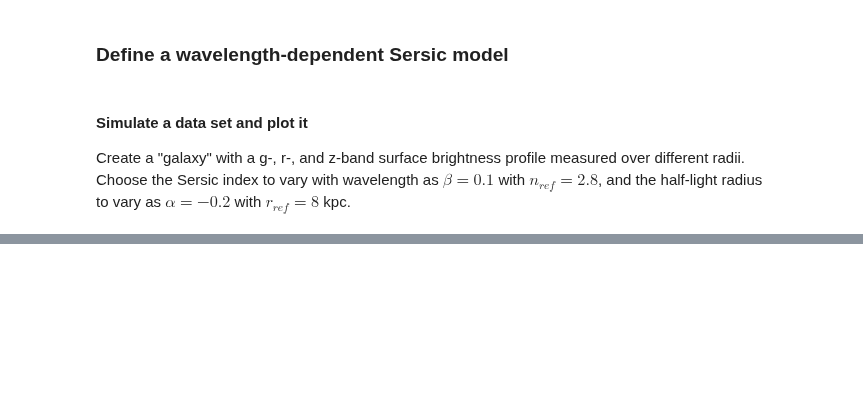
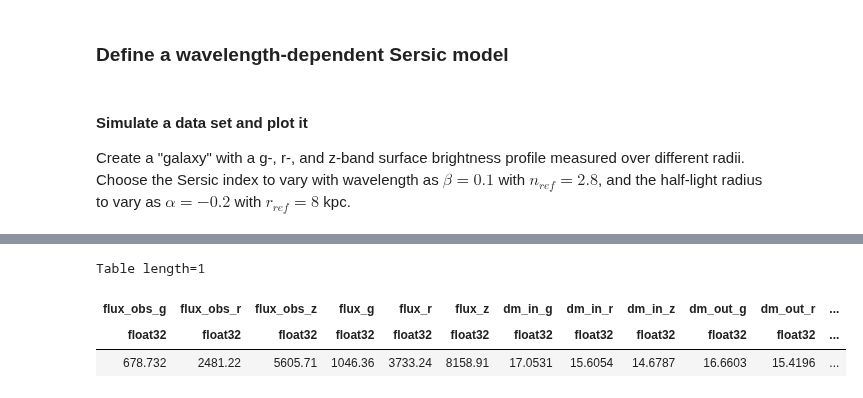
Before and after one commit to moustakas/legacyhalos, a Jupyter notebook: doc/nb/legacyhalos-sersic.ipynb, the cells around one changed output, grey strips where cells are left out. Saved outputs shown, nothing was run; the diff lists cells and outputs as text; code cells hidden in the pictures; blank space fills up the shorter version.

```diff
--- a/doc/nb/legacyhalos-sersic.ipynb
+++ b/doc/nb/legacyhalos-sersic.ipynb
@@ -529,0 +423,7 @@ ax1.xaxis.set_major_formatter(ScalarFormatter())
+# %%
+rr['phot']
+# %% [output]
+Table length=1
+| flux_obs_g | flux_obs_r | flux_obs_z | flux_g | flux_r | flux_z | dm_in_g | dm_in_r | dm_in_z | dm_out_g | dm_out_r | ... |
+| float32 | float32 | float32 | float32 | float32 | float32 | float32 | float32 | float32 | float32 | float32 | ... |
+| 678.732 | 2481.22 | 5605.71 | 1046.36 | 3733.24 | 8158.91 | 17.0531 | 15.6054 | 14.6787 | 16.6603 | 15.4196 | ... |
```
Also changed, not shown: parts of 45 cells of this notebook, 2 other files.
